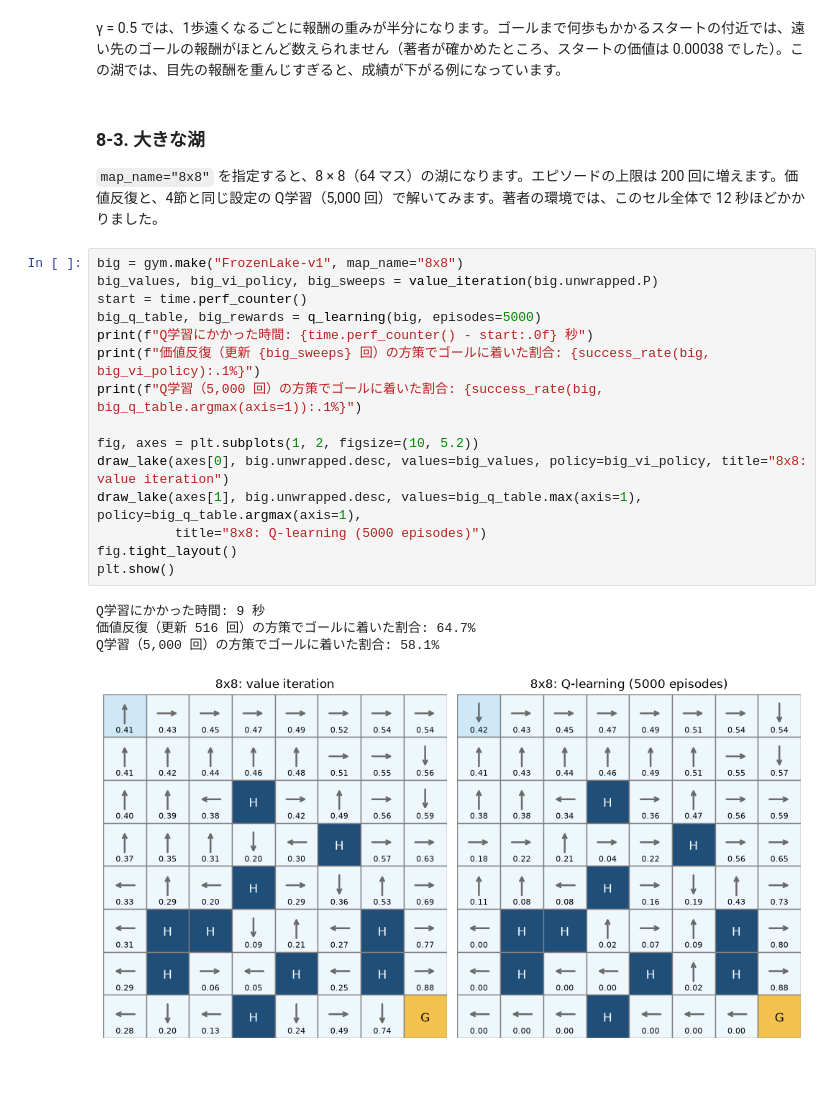
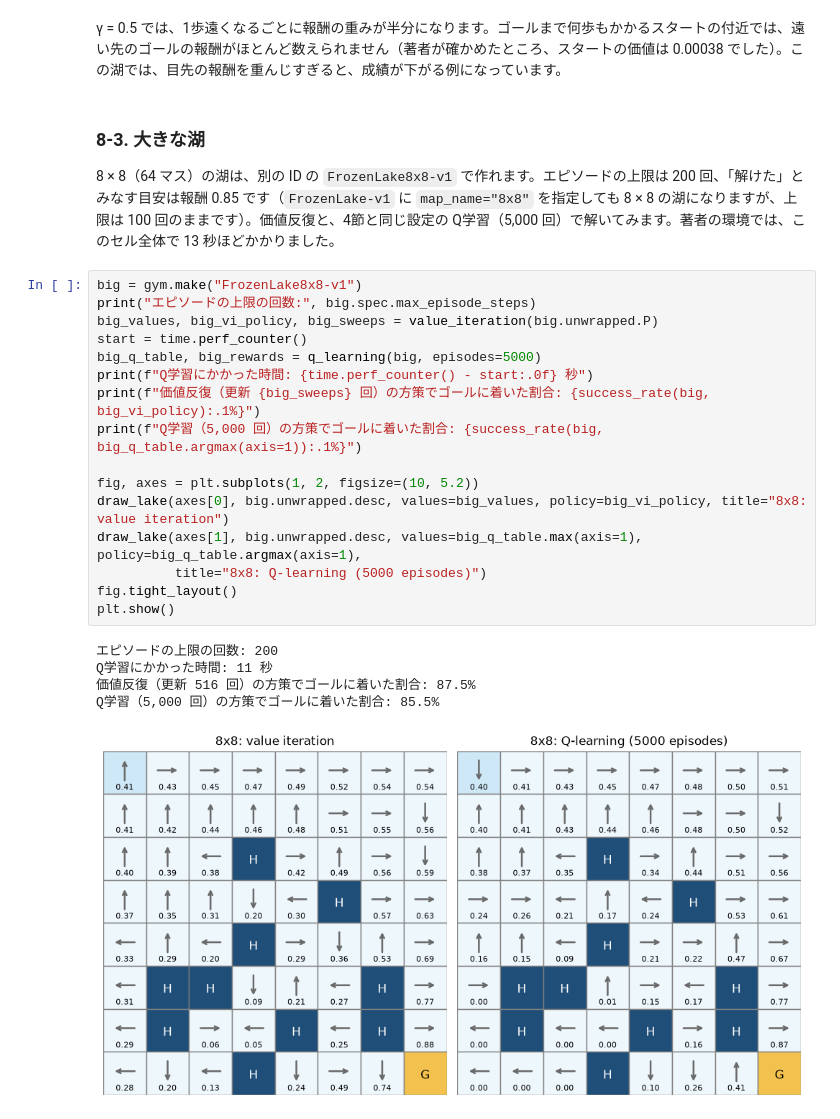
Before and after one commit to SanghunIm1991/gymnasium-rl-textbook, a Jupyter notebook: chapters/ch03_frozenlake/ch03_frozenlake.ipynb, the cells around one changed output. Cells and saved outputs as stored; diff of their text form; blank space fills up the shorter version.

Commit message:
[claude] 第3章の独立レビューに対応（8 × 8 の湖を FrozenLake8x8-v1 に変えて再実行、道筋・用語・期待する結果の書き方の修正）
Co-Authored-By: Claude Opus 5.5 <noreply@anthropic.com>

```diff
--- a/chapters/ch03_frozenlake/ch03_frozenlake.ipynb
+++ b/chapters/ch03_frozenlake/ch03_frozenlake.ipynb
@@ -645,25 +647,27 @@ gamma =  0.5: 更新  22 回、スタートの価値 0.000、ゴールに着い
 # %% [markdown]
 ### 8-3. 大きな湖
 
-`map_name="8x8"` を指定すると、8 × 8（64 マス）の湖になります。エピソードの上限は 200 回に増えます。価値反復と、4節と同じ設定の Q学習（5,000 回）で解いてみます。著者の環境では、このセル全体で 12 秒ほどかかりました。
+8 × 8（64 マス）の湖は、別の ID の `FrozenLake8x8-v1` で作れます。エピソードの上限は 200 回、「解けた」とみなす目安は報酬 0.85 です（`FrozenLake-v1` に `map_name="8x8"` を指定しても 8 × 8 の湖になりますが、上限は 100 回のままです）。価値反復と、4節と同じ設定の Q学習（5,000 回）で解いてみます。著者の環境では、このセル全体で 13 秒ほどかかりました。
 # %%
-big = gym.make("FrozenLake-v1", map_name="8x8")
+big = gym.make("FrozenLake8x8-v1")
+print("エピソードの上限の回数:", big.spec.max_episode_steps)
 big_values, big_vi_policy, big_sweeps = value_iteration(big.unwrapped.P)
 start = time.perf_counter()
 big_q_table, big_rewards = q_learning(big, episodes=5000)
 print(f"Q学習にかかった時間: {time.perf_counter() - start:.0f} 秒")
 print(f"価値反復（更新 {big_sweeps} 回）の方策でゴールに着いた割合: {success_rate(big, big_vi_policy):.1%}")
 print(f"Q学習（5,000 回）の方策でゴールに着いた割合: {success_rate(big, big_q_table.argmax(axis=1)):.1%}")
 
 fig, axes = plt.subplots(1, 2, figsize=(10, 5.2))
 draw_lake(axes[0], big.unwrapped.desc, values=big_values, policy=big_vi_policy, title="8x8: value iteration")
 draw_lake(axes[1], big.unwrapped.desc, values=big_q_table.max(axis=1), policy=big_q_table.argmax(axis=1),
           title="8x8: Q-learning (5000 episodes)")
 fig.tight_layout()
 plt.show()
 # %% [output]
-Q学習にかかった時間: 9 秒
-価値反復（更新 516 回）の方策でゴールに着いた割合: 64.7%
-Q学習（5,000 回）の方策でゴールに着いた割合: 58.1%
+エピソードの上限の回数: 200
+Q学習にかかった時間: 11 秒
+価値反復（更新 516 回）の方策でゴールに着いた割合: 87.5%
+Q学習（5,000 回）の方策でゴールに着いた割合: 85.5%
-[figure, old version]
+[figure, new version]
 # %% [markdown]
```
Also changed, not shown: parts of 13 cells of this notebook, 2 other files.
